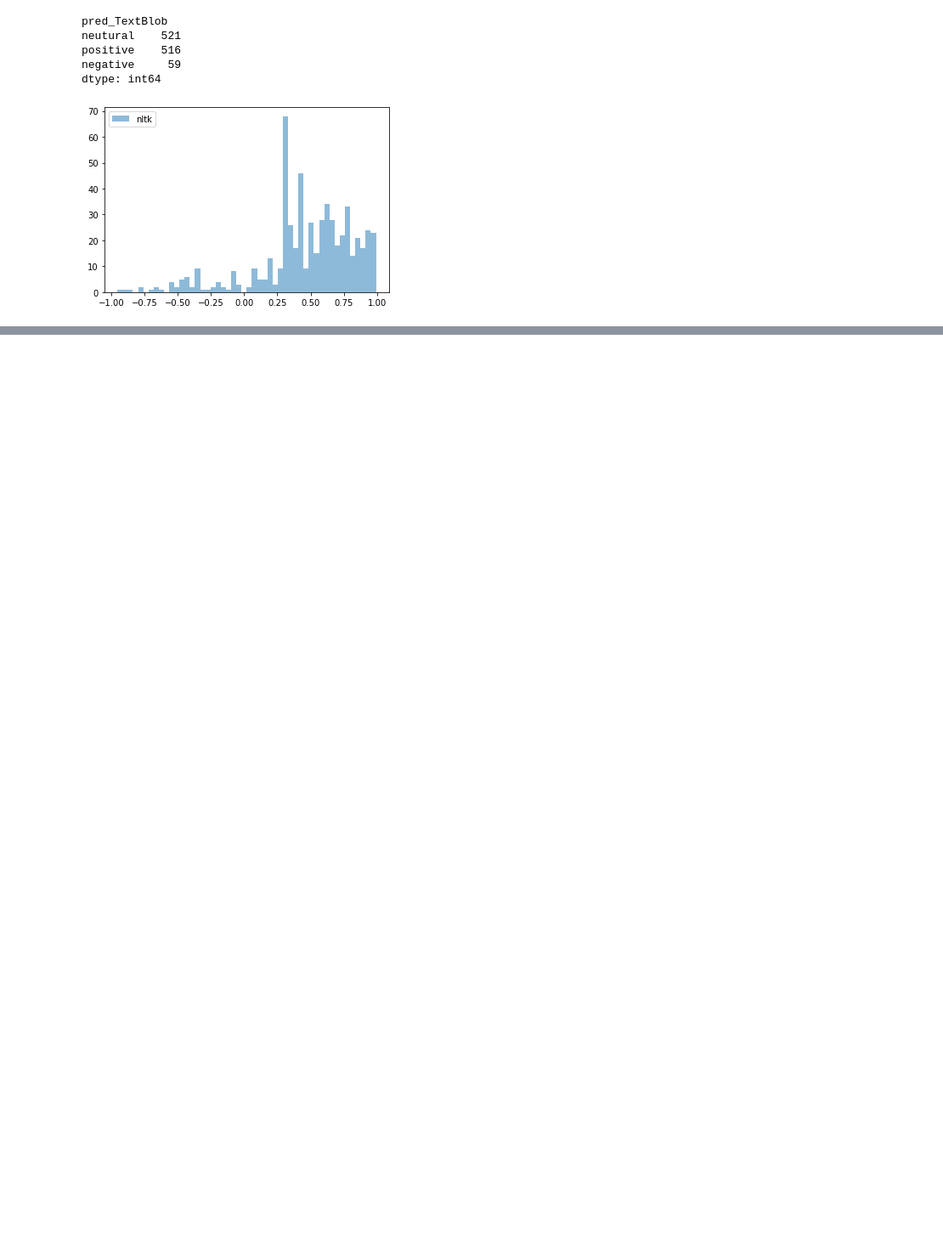
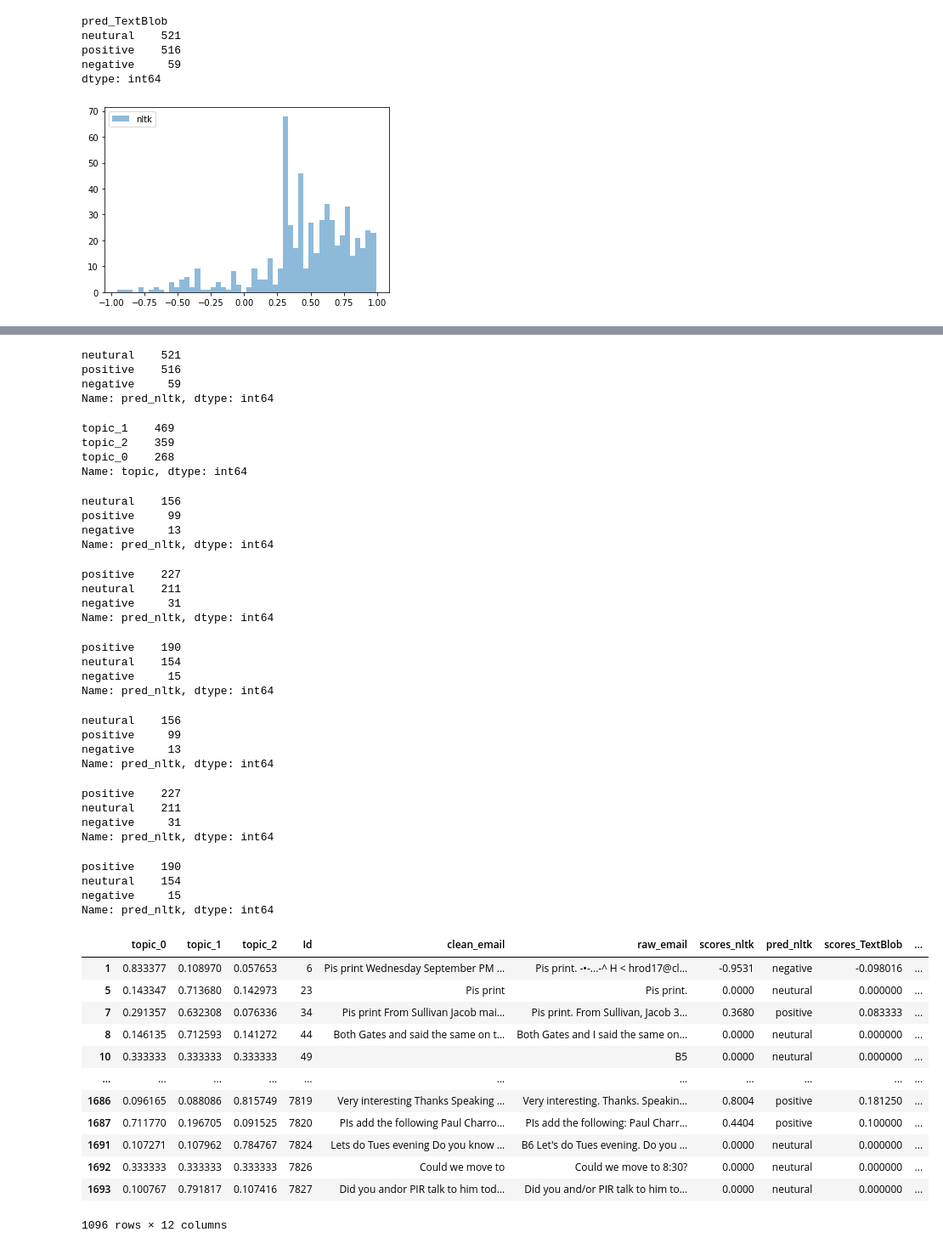
Before and after one commit to vanessa920/nlp_hillary_email, a Jupyter notebook: hilary_email_EDA.ipynb, the cells around one changed output, grey strips where cells are left out. Shown: that part at 85% size. Saved outputs shown, nothing was run; the diff lists cells and outputs as text; code cells hidden in the pictures; blank space fills up the shorter version.

```diff
--- a/hilary_email_EDA.ipynb
+++ b/hilary_email_EDA.ipynb
@@ -449,7 +446,7 @@ positive    516
 negative     59
 dtype: int64
 # %%
-topic_senti_df = topic_df[topic_df["same"] == "1"]
+topic_senti_df = topic_df[topic_df["same"] == 1]
 # %%
 plt.hist(topic_senti_df[topic_senti_df['scores_nltk']!=0]['scores_nltk'], bins=50, alpha=0.5, label='nltk')
 plt.legend(loc='upper left')
@@ -458,0 +500,72 @@ plt.show()
+# %%
+topic_senti_df["pred_nltk"].value_counts()
+# %% [output]
+neutural    521
+positive    516
+negative     59
+Name: pred_nltk, dtype: int64
+# %%
+topic_senti_df["topic"].value_counts()
+# %% [output]
+topic_1    469
+topic_2    359
+topic_0    268
+Name: topic, dtype: int64
+# %%
+topic_senti_df[topic_senti_df["topic"]=="topic_0"]["pred_nltk"].value_counts()
+# %% [output]
+neutural    156
+positive     99
+negative     13
+Name: pred_nltk, dtype: int64
+# %%
+topic_senti_df[topic_senti_df["topic"]=="topic_1"]["pred_nltk"].value_counts()
+# %% [output]
+positive    227
+neutural    211
+negative     31
+Name: pred_nltk, dtype: int64
+# %%
+topic_senti_df[topic_senti_df["topic"]=="topic_2"]["pred_nltk"].value_counts()
+# %% [output]
+positive    190
+neutural    154
+negative     15
+Name: pred_nltk, dtype: int64
+# %%
+topic_senti_df["pred_nltk"][topic_senti_df["topic"]=="topic_0"].value_counts()
+# %% [output]
+neutural    156
+positive     99
+negative     13
+Name: pred_nltk, dtype: int64
+# %%
+topic_senti_df["pred_nltk"][topic_senti_df["topic"]=="topic_1"].value_counts()
+# %% [output]
+positive    227
+neutural    211
+negative     31
+Name: pred_nltk, dtype: int64
+# %%
+topic_senti_df["pred_nltk"][topic_senti_df["topic"]=="topic_2"].value_counts()
+# %% [output]
+positive    190
+neutural    154
+negative     15
+Name: pred_nltk, dtype: int64
+# %%
+hillary_email = topic_senti_df.copy()
+# %% [output]
+|  | topic_0 | topic_1 | topic_2 | Id | clean_email | raw_email | scores_nltk | pred_nltk | scores_TextBlob | ... |
+| 1 | 0.833377 | 0.108970 | 0.057653 | 6 | Pis print Wednesday September PM ... | Pis print. -•-...-^ H < hrod17@cl... | -0.9531 | negative | -0.098016 | ... |
+| 5 | 0.143347 | 0.713680 | 0.142973 | 23 | Pis print | Pis print. | 0.0000 | neutural | 0.000000 | ... |
+| 7 | 0.291357 | 0.632308 | 0.076336 | 34 | Pis print From Sullivan Jacob mai... | Pis print. From Sullivan, Jacob 3... | 0.3680 | positive | 0.083333 | ... |
+| 8 | 0.146135 | 0.712593 | 0.141272 | 44 | Both Gates and said the same on t... | Both Gates and I said the same on... | 0.0000 | neutural | 0.000000 | ... |
+| 10 | 0.333333 | 0.333333 | 0.333333 | 49 |  | B5 | 0.0000 | neutural | 0.000000 | ... |
+| ... | ... | ... | ... | ... | ... | ... | ... | ... | ... | ... |
+| 1686 | 0.096165 | 0.088086 | 0.815749 | 7819 | Very interesting Thanks Speaking ... | Very interesting. Thanks. Speakin... | 0.8004 | positive | 0.181250 | ... |
+| 1687 | 0.711770 | 0.196705 | 0.091525 | 7820 | PIs add the following Paul Charro... | PIs add the following: Paul Charr... | 0.4404 | positive | 0.100000 | ... |
+| 1691 | 0.107271 | 0.107962 | 0.784767 | 7824 | Lets do Tues evening Do you know ... | B6 Let's do Tues evening. Do you ... | 0.0000 | neutural | 0.000000 | ... |
+| 1692 | 0.333333 | 0.333333 | 0.333333 | 7826 | Could we move to | Could we move to 8:30? | 0.0000 | neutural | 0.000000 | ... |
+| 1693 | 0.100767 | 0.791817 | 0.107416 | 7827 | Did you andor PIR talk to him tod... | Did you and/or PIR talk to him to... | 0.0000 | neutural | 0.000000 | ... |
+1096 rows × 12 columns
```
Also changed, not shown: parts of 18 cells of this notebook, 2 other files.
